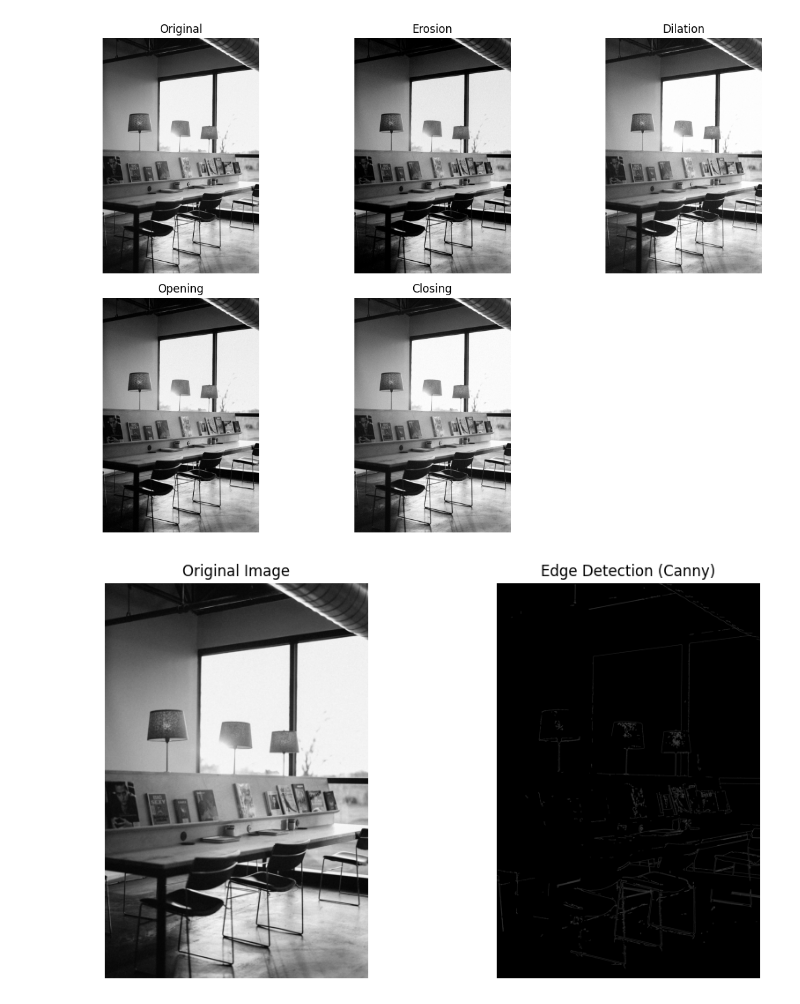
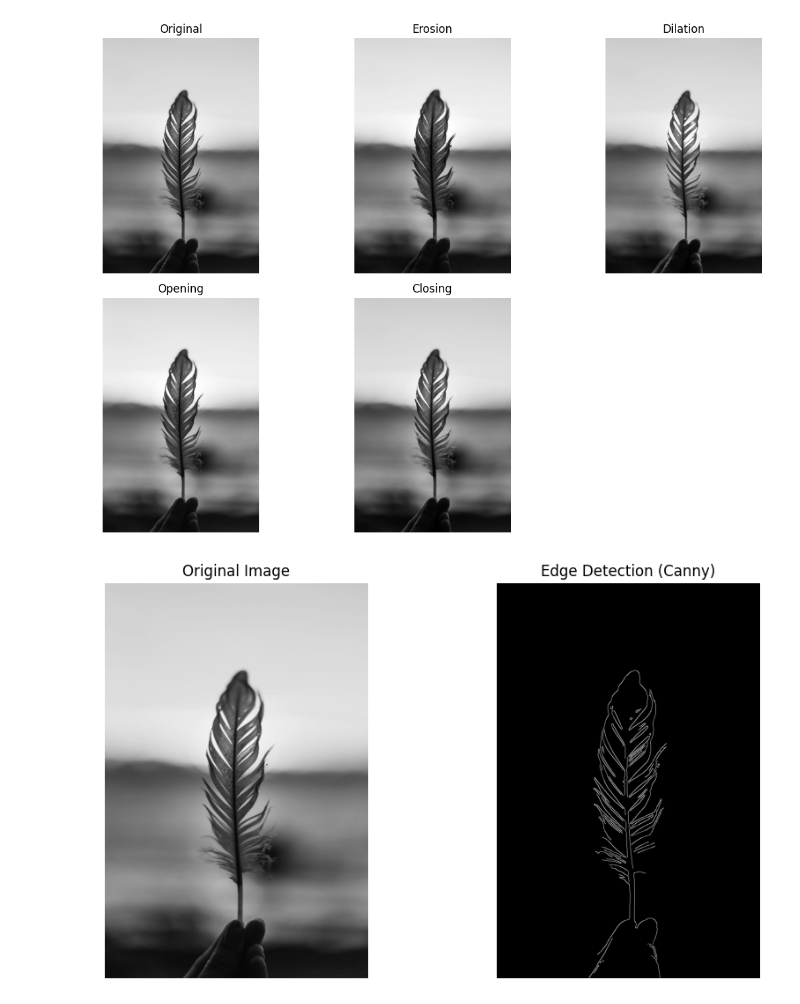
Before and after one commit to Satyam709/cv, a Jupyter notebook: Assignment1.ipynb, the cells around one changed output. Saved outputs shown, nothing was run; the diff lists cells and outputs as text; code cells hidden in the pictures.

```diff
--- a/Assignment1.ipynb
+++ b/Assignment1.ipynb
@@ -1,3 +1,5 @@
+# %%
+img_path = "input.jpg"
 # %%
 # question 1 (color to grayscale)
 import cv2
@@ -5,7 +7,7 @@ import numpy as np
 import matplotlib.pyplot as plt
 
 # Load the color image
-image = cv2.imread(r"C:\Users\muska\Downloads\image1.jpg")  # Replace 'image.jpg' with your image file path
+image = cv2.imread(img_path)
 image = cv2.cvtColor(image, cv2.COLOR_BGR2RGB)
 
 # Convert to grayscale
@@ -47,44 +49,44 @@ import numpy as np
 import matplotlib.pyplot as plt
 
 # Load the image
-image = cv2.imread(r"C:\Users\muska\Downloads\image1.jpg", cv2.IMREAD_GRAYSCALE)
+image = cv2.imread(img_path, cv2.IMREAD_GRAYSCALE)
 
 # Define a kernel (structuring element)
 kernel = np.ones((5, 5), np.uint8)
 
 # a) Erosion
 erosion = cv2.erode(image, kernel, iterations=1)
 
 # b) Dilation
 dilation = cv2.dilate(image, kernel, iterations=1)
 
 # c) Opening (Erosion followed by Dilation)
 opening = cv2.morphologyEx(image, cv2.MORPH_OPEN, kernel)
 
 # d) Closing (Dilation followed by Erosion)
 closing = cv2.morphologyEx(image, cv2.MORPH_CLOSE, kernel)
 
 # Display the results
 titles = ['Original', 'Erosion', 'Dilation', 'Opening', 'Closing']
 images = [image, erosion, dilation, opening, closing]
 
 plt.figure(figsize=(12, 8))
 for i in range(5):
     plt.subplot(2, 3, i+1)
     plt.imshow(images[i], cmap='gray')
     plt.title(titles[i])
     plt.axis('off')
 plt.tight_layout()
 plt.show()
 # %% [output]
-[figure, old version]
+[figure, new version]
 # %%
 # question 3(edge detection)
 import cv2
 import matplotlib.pyplot as plt
 
 # Load the image in grayscale
-image = cv2.imread(r"C:\Users\muska\Downloads\image1.jpg", cv2.IMREAD_GRAYSCALE)
+image = cv2.imread(img_path, cv2.IMREAD_GRAYSCALE)
 
 # Apply Gaussian blur to reduce noise before edge detection
 blurred = cv2.GaussianBlur(image, (5, 5), 1.4)
@@ -108,7 +110,7 @@ plt.axis('off')
 plt.tight_layout()
 plt.show()
 # %% [output]
-[figure, old version]
+[figure, new version]
 # %%
 # question 4(image averaging,subtraction,negative,log transformation,powerlaw,piecewise)
 import cv2
```
Also changed, not shown: parts of 4 cells of this notebook, 5 other files.
